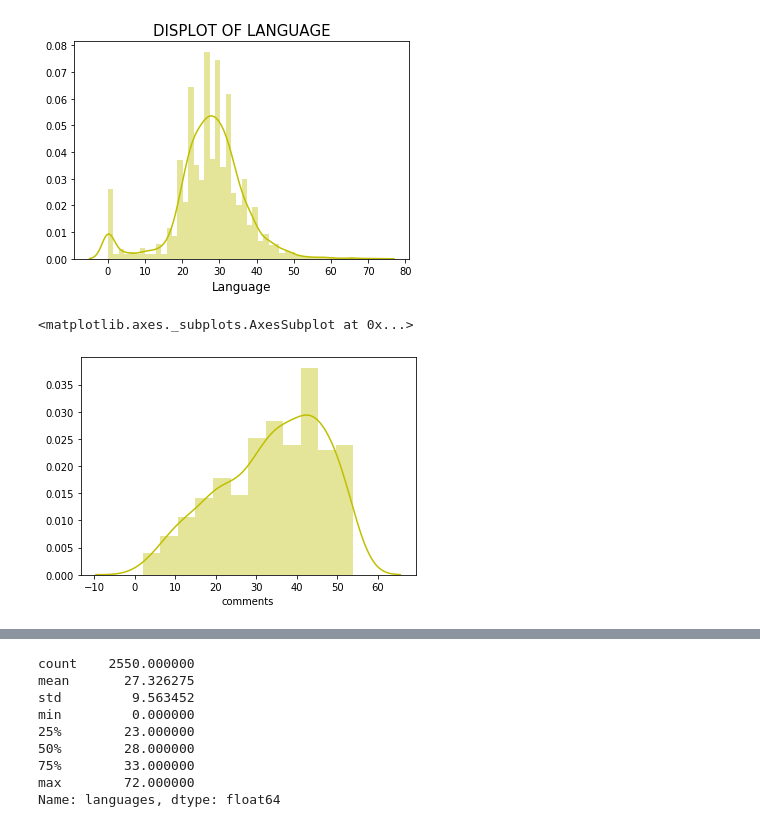
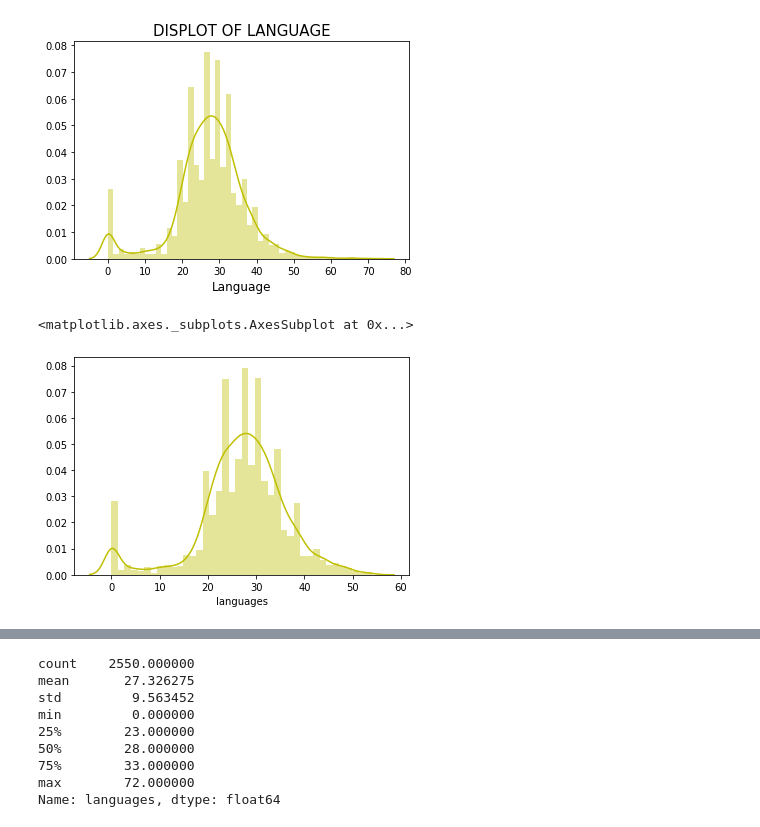
Before and after one commit to nguyenhuynhxuanmai/LTKHDL_FinalProject, a Jupyter notebook: 1712091_NguyenHuynhXuanMai.ipynb, the cells around one changed output, grey strips where cells are left out. Cells and saved outputs as stored; diff of their text form; code cells hidden in the pictures.

```diff
--- a/1712091_NguyenHuynhXuanMai.ipynb
+++ b/1712091_NguyenHuynhXuanMai.ipynb
@@ -358,7 +352,7 @@ plt.title('DISPLOT OF LANGUAGE', size = 15);
 # %% [output]
 [figure]
 # %%
-sns.distplot(ted[ted['comments'] < 55]['comments'], color = 'y')
+sns.distplot(ted[ted['languages'] < 55]['languages'], color = 'y')
 # %% [output]
 <matplotlib.axes._subplots.AxesSubplot at 0x...>
-[figure, old version]
+[figure, new version]
```
Also changed, not shown: parts of 39 cells of this notebook.
